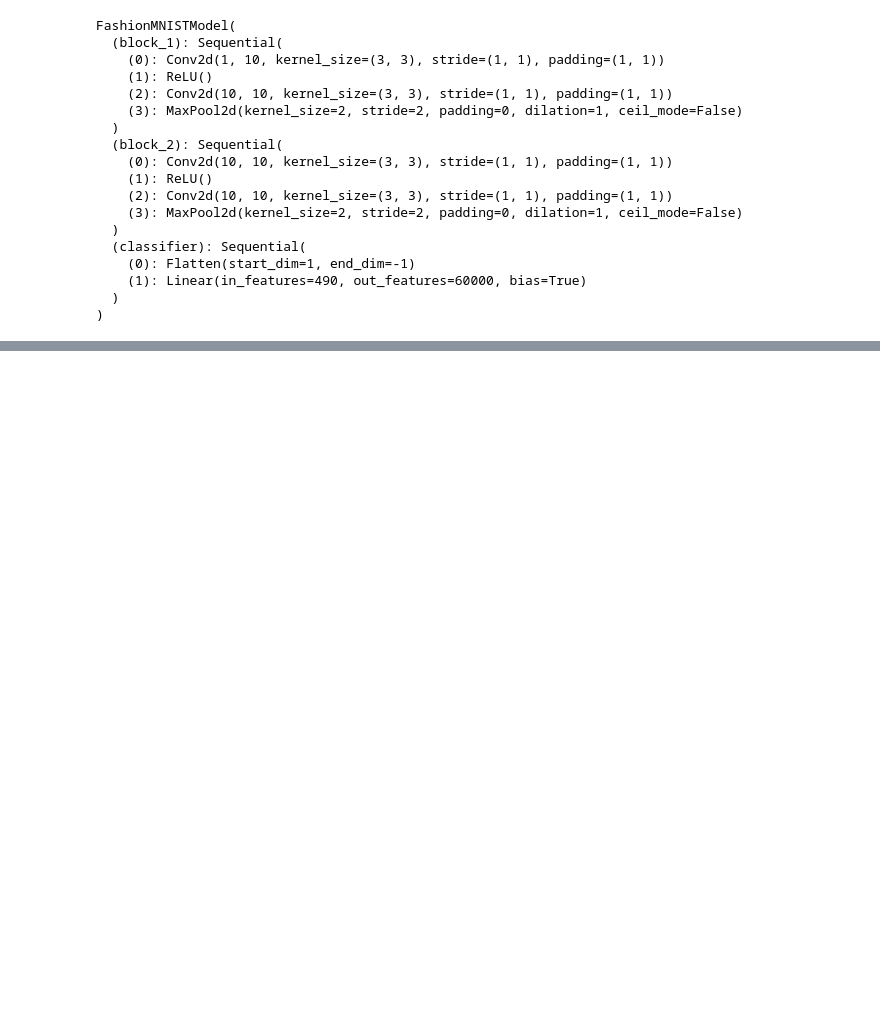
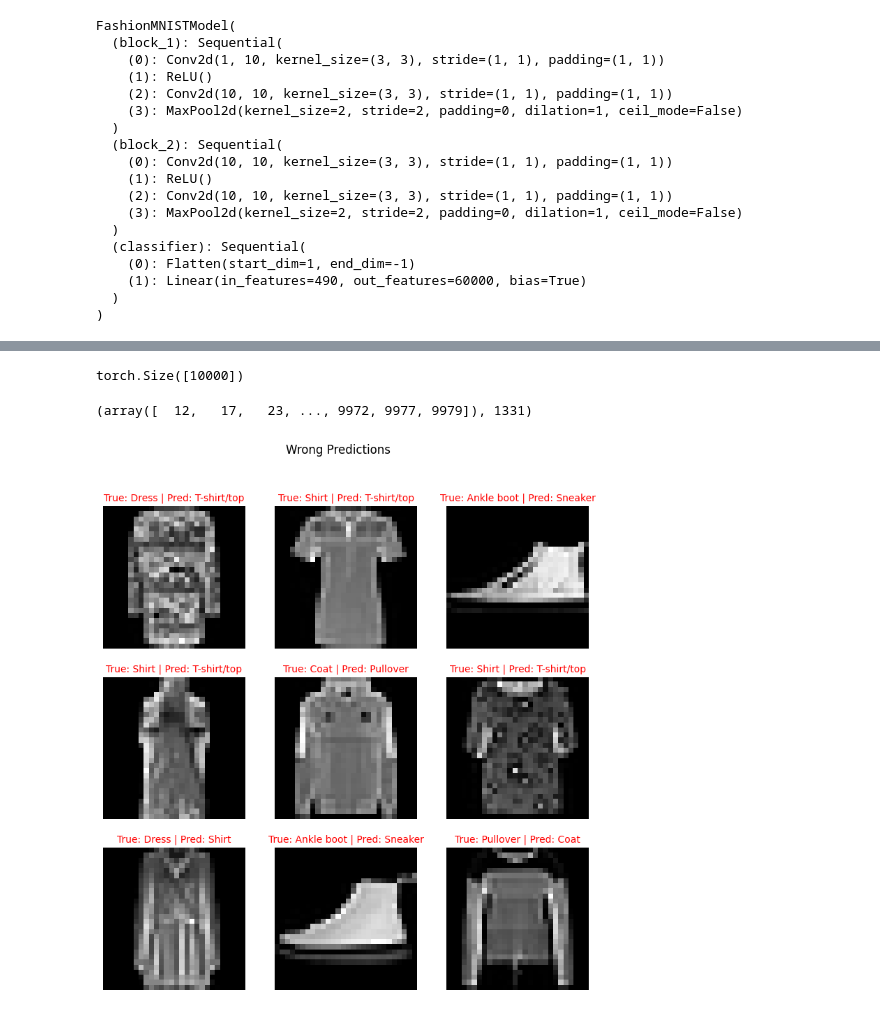
Before and after one commit to waelkabouk/deep_learning_exercises, a Jupyter notebook: 03_pytorch_computer_vision_exercises.ipynb, the cells around one changed output, grey strips where cells are left out. Saved outputs shown, nothing was run; the diff lists cells and outputs as text; code cells hidden in the pictures; blank space fills up the shorter version.

```diff
--- a/03_pytorch_computer_vision_exercises.ipynb
+++ b/03_pytorch_computer_vision_exercises.ipynb
@@ -556,0 +557,8 @@ Training duration on cuda is: 107.48334537200026
+# %%
+y_preds = []
+fashion_model.eval()
+with torch.inference_mode():
+  for X, y in tqdm(test_dataloader, desc="Predicting.."):
+    X = X.to(device)
+    y = y.to(device)
+    y_preds.append(torch.softmax(fashion_model(X), dim=1).argmax(dim=1))
@@ -556,0 +585,31 @@ Training duration on cuda is: 107.48334537200026
+# %%
+y_preds = torch.cat(y_preds).cpu()
+# %%
+y_preds.shape
+# %% [output]
+torch.Size([10000])
+# %%
+import numpy as np
+
+wrong_pred_indices = np.where(y_preds != test_data.targets)[0]
+wrong_pred_indices, len(wrong_pred_indices)
+# %% [output]
+(array([  12,   17,   23, ..., 9972, 9977, 9979]), 1331)
+# %%
+import random
+random.seed(42)
+fashionMNIST_class_names = test_data.classes
+plt.figure(figsize=(9,9))
+plt.suptitle("Wrong Predictions")
+random_indices = random.sample(list(wrong_pred_indices), k=9)
+
+for i, idx in enumerate(random_indices):
+  image, true_label = test_data[idx]
+  pred_label = y_preds[idx]
+
+  plt.subplot(3,3, i+1)
+  plt.imshow(image.squeeze(), cmap='gray')
+  plt.title(f'True: {fashionMNIST_class_names[true_label]} | Pred: {fashionMNIST_class_names[pred_label]}', c='r', size=10 )
+  plt.axis(False)
+# %% [output]
+[figure, added]
```
Also changed, not shown: parts of 4 cells of this notebook.
